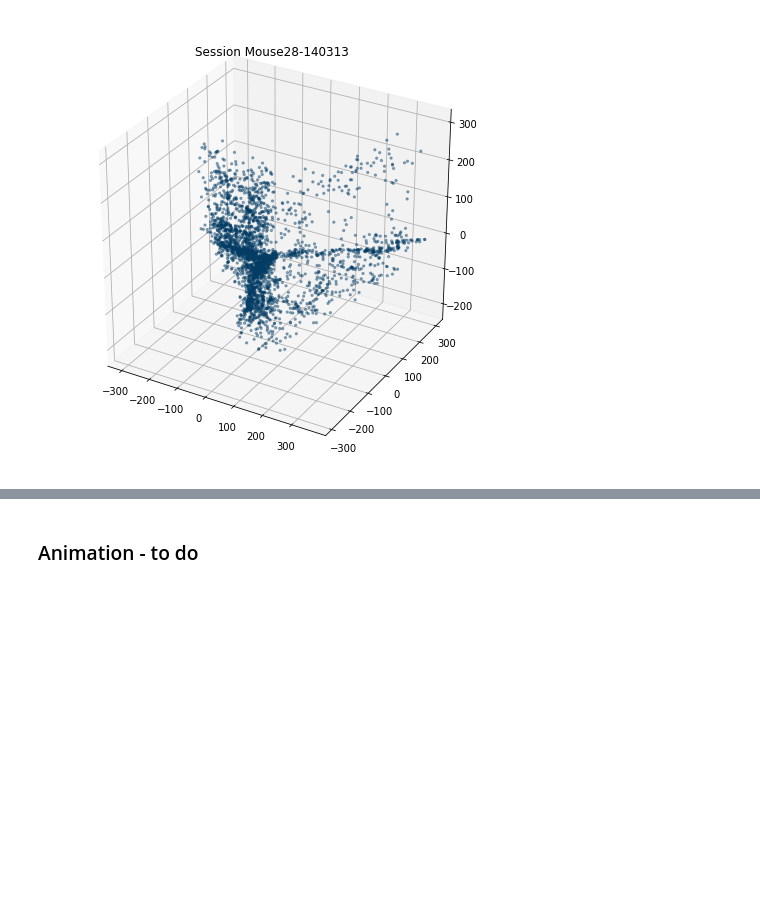
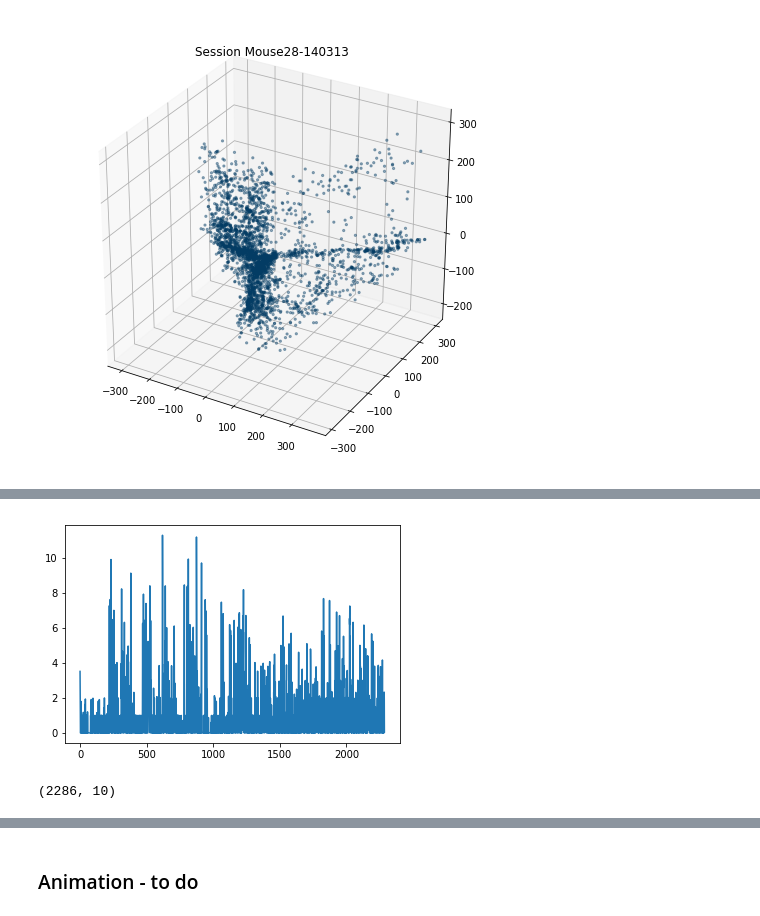
Before and after one commit to ayonar/HiddenManifolds, a Jupyter notebook: spud_code/manifold_and_decoding/HiddenManifold.ipynb, the cells around one changed output, grey strips where cells are left out. Saved outputs shown, nothing was run; the diff lists cells and outputs as text; code cells hidden in the pictures; blank space fills up the shorter version.

```diff
--- a/spud_code/manifold_and_decoding/HiddenManifold.ipynb
+++ b/spud_code/manifold_and_decoding/HiddenManifold.ipynb
@@ -289,0 +323,35 @@ plot_manifold(counts_dimred)
+# %%
+## run_persistent_homology
+plot_barcode = True
+cmd_line = False
+# if thrsh is True then we threshold out low density points (nt-TDA in the
+# paper)
+if cmd_line:
+    session = sys.argv[1]
+    state = sys.argv[2]
+    thrsh = sys.argv[3]  # threshold out low density pts
+else:
+    session = 'Mouse28-140313'
+    state = 'Wake'
+    thrsh = False
+
+area = 'ADn'
+dt_kernel = 0.1
+sigma = 0.1
+d_idx = 10
+rate_params = {'dt': dt_kernel, 'sigma': sigma}
+
+# load the kernel spikes and smooth
+print('Session: %s, state: %s' % (session, state))
+session_rates = spike_counts(session, rate_params, count_type='rate',
+                             anat_region='ADn')
+rates_all = session_rates.get_spike_matrix(state)[0]
+nCells_tot = rates_all.shape[1]
+n_smooth_samples = np.floor(len(rates_all) / d_idx).astype(int)
+sm_rates = np.zeros((n_smooth_samples, nCells_tot))
+for i in range(n_smooth_samples):
+    si = i * d_idx
+    ei = (i + 1) * d_idx
+    sm_rates[i] = np.mean(rates_all[si:ei], axis=0)
+
+results = {'session': session, 'h0': [], 'h1': [], 'h2': []}
@@ -289,0 +379,5 @@ plot_manifold(counts_dimred)
+# %%
+plt.plot(sm_rates[:,0])
+plt.show()
+# %% [output]
+[figure, added]
@@ -289,0 +394,4 @@ plot_manifold(counts_dimred)
+# %%
+rates.shape
+# %% [output]
+(2286, 10)
```
Also changed, not shown: parts of 15 cells of this notebook, 3 other files.
